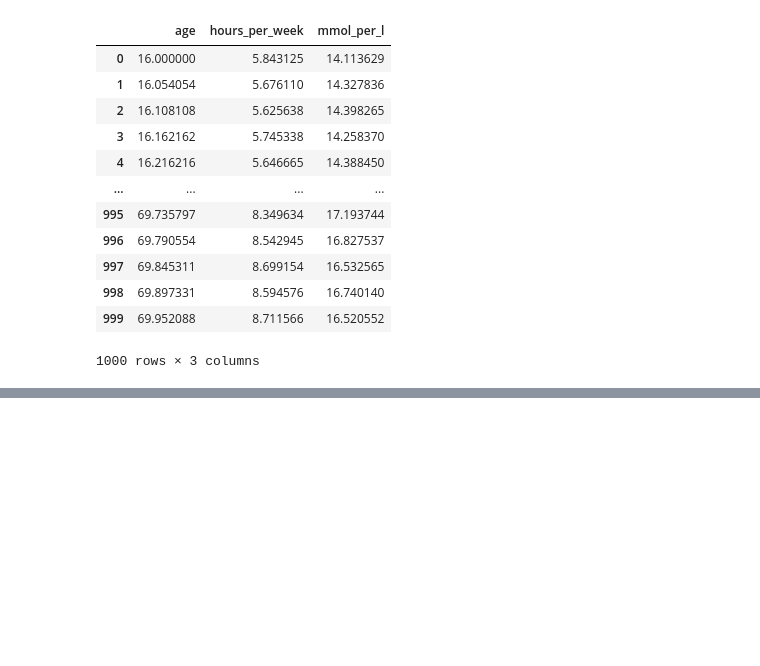
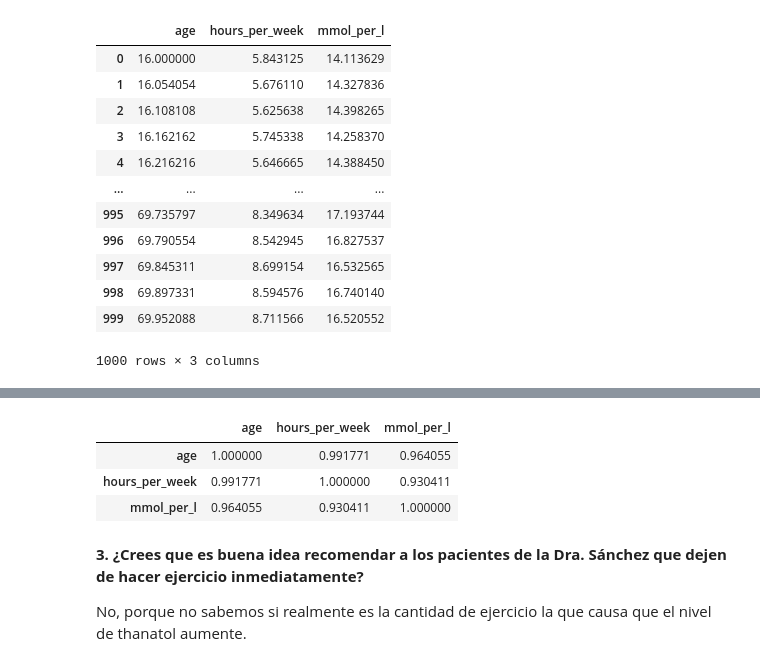
Before and after one commit to valentinboyanov/ejercicios, a Jupyter notebook: data_science_1/solutions.ipynb, the cells around one changed output, grey strips where cells are left out. Cells and saved outputs as stored; diff of their text form; code cells hidden in the pictures; blank space fills up the shorter version.

```diff
--- a/data_science_1/solutions.ipynb
+++ b/data_science_1/solutions.ipynb
@@ -39,0 +72,11 @@ Parece que la gente con más edad hace más ejercicio que la gente con menos.
+# %%
+all.corr(method='pearson')
+# %% [output]
+|  | age | hours_per_week | mmol_per_l |
+| age | 1.000000 | 0.991771 | 0.964055 |
+| hours_per_week | 0.991771 | 1.000000 | 0.930411 |
+| mmol_per_l | 0.964055 | 0.930411 | 1.000000 |
+# %% [markdown]
+**3. ¿Crees que es buena idea recomendar a los pacientes de la Dra. Sánchez que dejen de hacer ejercicio inmediatamente?**
+
+No, porque no sabemos si realmente es la cantidad de ejercicio la que causa que el nivel de thanatol aumente.
```
Also changed, not shown: parts of 6 cells of this notebook.
